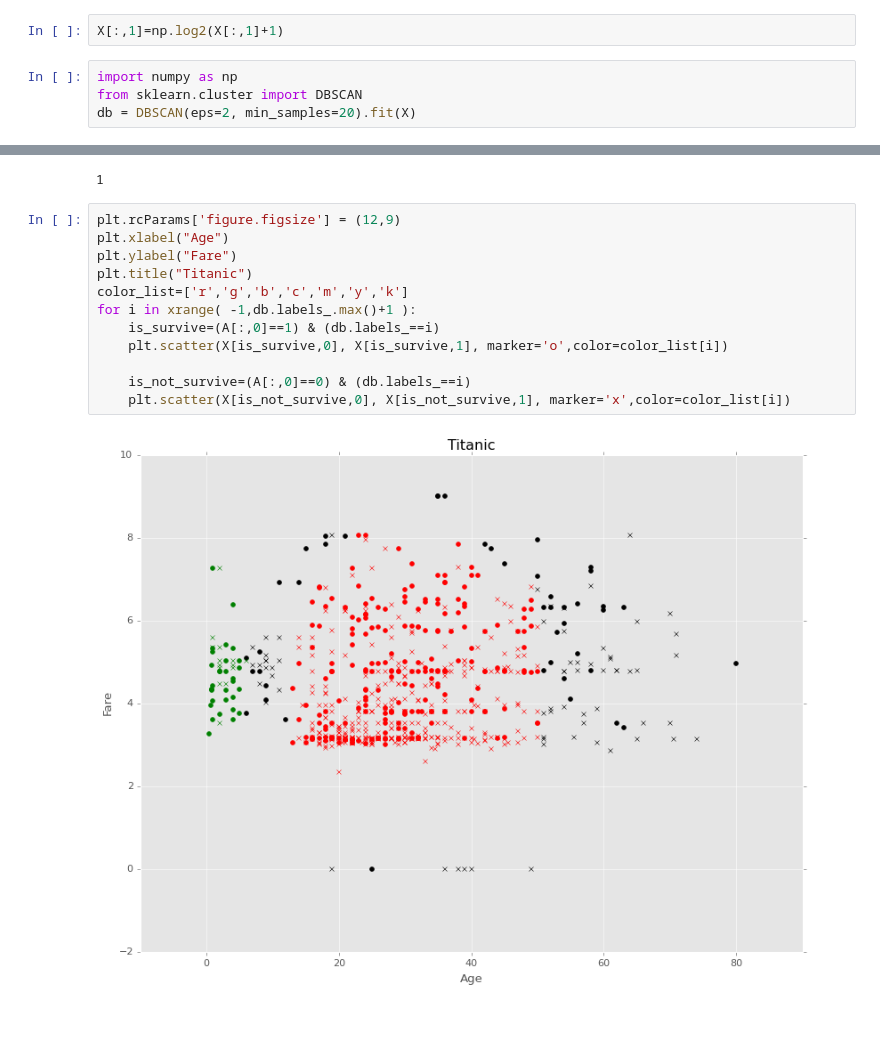
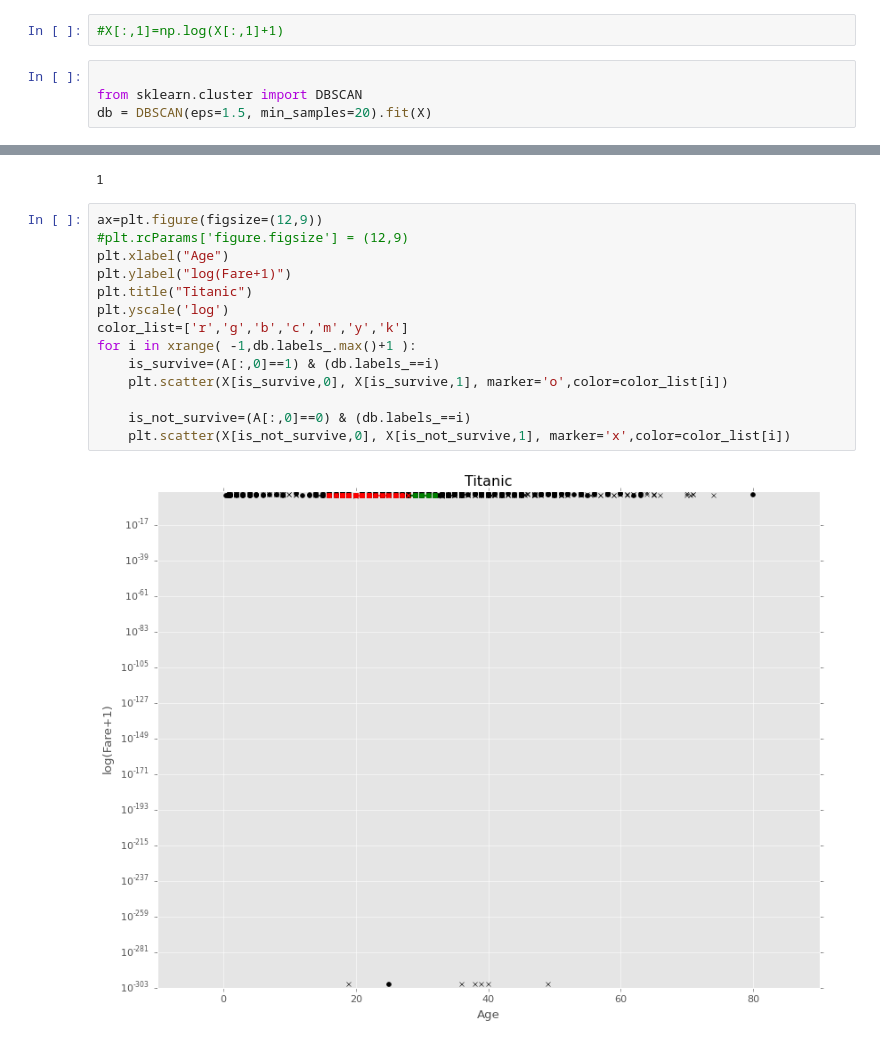
Before and after one commit to wasit7/cs439_python, a Jupyter notebook: week07/Titanic Clustering.ipynb, the cells around one changed output, grey strips where cells are left out. Cells and saved outputs as stored; diff of their text form.

```diff
--- a/week07/Titanic Clustering.ipynb
+++ b/week07/Titanic Clustering.ipynb
@@ -200,26 +189,28 @@ df5.head()
 A=df4.as_matrix([df4.columns[:]])
 X=df4.as_matrix([df4.columns[[2,5]]])
 # %%
-X[:,1]=np.log2(X[:,1]+1)
+#X[:,1]=np.log(X[:,1]+1)
 # %%
-import numpy as np
+
 from sklearn.cluster import DBSCAN
-db = DBSCAN(eps=2, min_samples=20).fit(X)
+db = DBSCAN(eps=1.5, min_samples=20).fit(X)
 # %%
 db.labels_.max()
 # %% [output]
 1
 # %%
-plt.rcParams['figure.figsize'] = (12,9)
+ax=plt.figure(figsize=(12,9))
+#plt.rcParams['figure.figsize'] = (12,9)
 plt.xlabel("Age")
-plt.ylabel("Fare")
+plt.ylabel("log(Fare+1)")
 plt.title("Titanic")
+plt.yscale('log')
 color_list=['r','g','b','c','m','y','k']
 for i in xrange( -1,db.labels_.max()+1 ):
     is_survive=(A[:,0]==1) & (db.labels_==i)
     plt.scatter(X[is_survive,0], X[is_survive,1], marker='o',color=color_list[i])
 
     is_not_survive=(A[:,0]==0) & (db.labels_==i)
     plt.scatter(X[is_not_survive,0], X[is_not_survive,1], marker='x',color=color_list[i])
 # %% [output]
-[figure, old version]
+[figure, new version]
```
Also changed, not shown: parts of 3 cells of this notebook, 19 other files.
